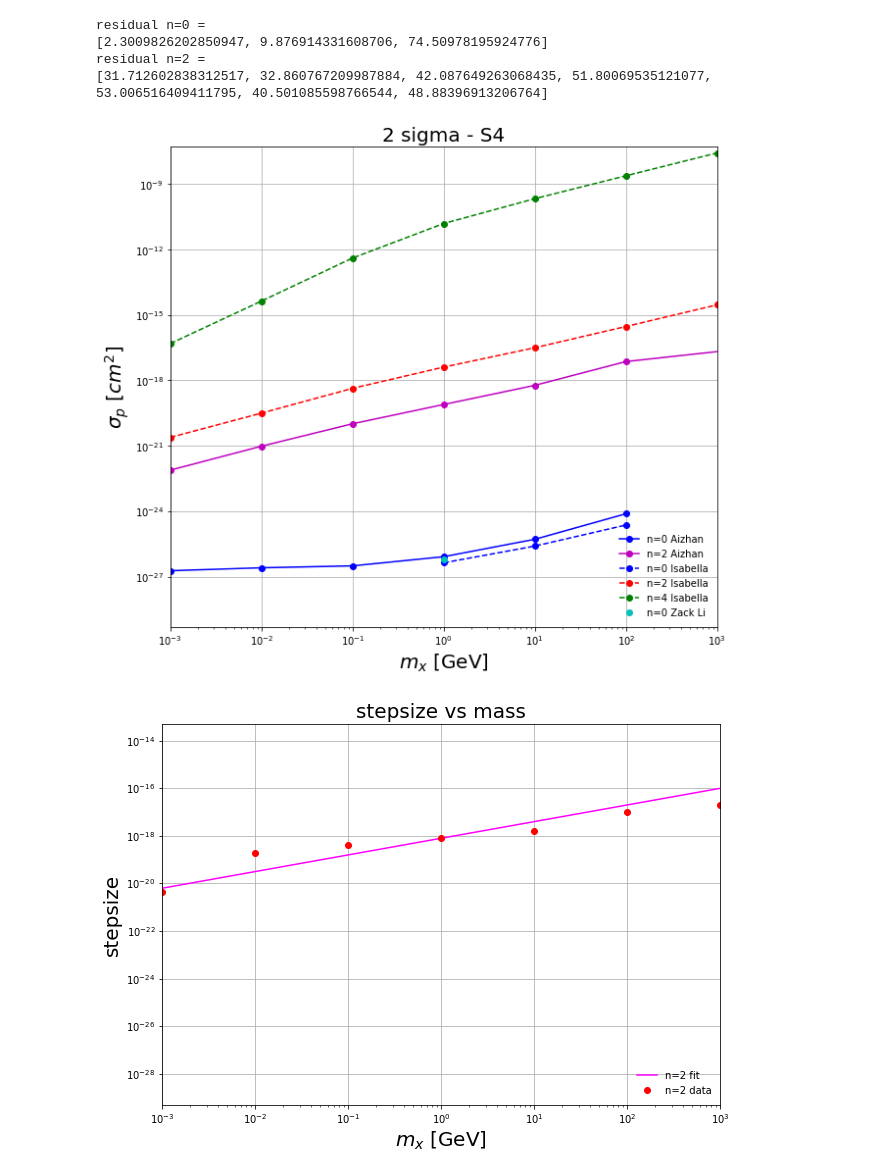
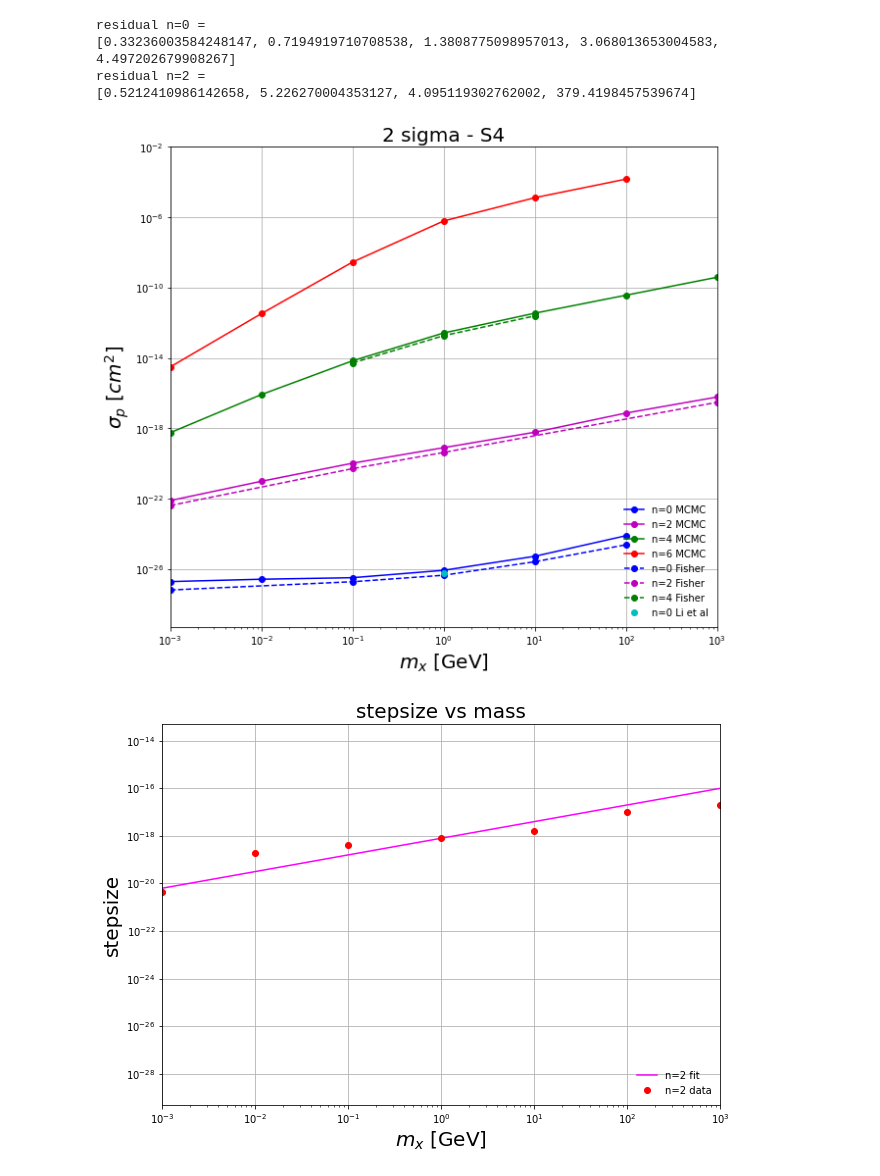
Before and after one commit to iej2106/cosmo_class, a Jupyter notebook: upperlimit_crossection.ipynb, the cells around one changed output. Cells and saved outputs as stored; diff of their text form; code cells hidden in the pictures.

```diff
--- a/upperlimit_crossection.ipynb
+++ b/upperlimit_crossection.ipynb
@@ -17,22 +17,33 @@ with open("fisher_data/planck_n=2/planck_sigma_dmeff_n=2.txt") as f2:
     x2 = [float(row.split(' ')[0]) for row in data2]
     step2 = [float(row.split(' ')[2]) for row in data2]
 # %%
-                    ############### S4 data: ###############
-with open("fisher_data/S4_n=0/Aizhan_n=0.txt") as a0:
+                    ############### S4 MCMC data: ###############
+with open("MCMC_data/S4_Aizhan_n=0.txt") as a0:
     dat0 = a0.read()
     dat0 = dat0.split('\n')
     masses_n0 = [float(row.split(' ')[1]) for row in dat0]
     sigma_dmeff_95_S4_n0 = [float(row.split(' ')[0]) for row in dat0]
-with open("fisher_data/S4_n=2/Aizhan_n=2.txt") as a2:
+with open("MCMC_data/S4_Aizhan_n=2.txt") as a2:
     dat2 = a2.read()
     dat2 = dat2.split('\n')
     masses_n2 = [float(row.split(' ')[1]) for row in dat2]
     sigma_dmeff_95_S4_n2 = [float(row.split(' ')[0]) for row in dat2]
+with open("MCMC_data/S4_Aizhan_n=4.txt") as a4:
+    dat4 = a4.read()
+    dat4 = dat4.split('\n')
+    masses_n4 = [float(row.split(' ')[1]) for row in dat4]
+    sigma_dmeff_95_S4_n4 = [float(row.split(' ')[0]) for row in dat4]
+with open("MCMC_data/S4_Aizhan_n=6.txt") as a6:
+    dat6 = a6.read()
+    dat6 = dat6.split('\n')
+    masses_n6 = [float(row.split(' ')[1]) for row in dat6]
+    sigma_dmeff_95_S4_n6 = [float(row.split(' ')[0]) for row in dat6]
 
 # from Li et al
 zack_li_sigma_n0 = 0.6e-26
 zack_li_m_n0 = 1.0
 # %%
+                    ############### S4 Fisher data: ###############
 with open("fisher_data/S4_n=2/Isabella_n=2.txt") as an2:
     data_n2 = an2.read()
     data_n2 = data_n2.split('\n')
@@ -45,51 +56,53 @@ with open("fisher_data/S4_n=0/Isabella_n=0.txt") as a2:
     m_n0 = [float(row.split(' ')[1]) for row in data_n0]
     sigma_n0 = [float(row.split(' ')[0]) for row in data_n0]
 
-with open("fisher_data/S4_n=4/Isabella_n=4.txt") as a2:
-    data_n4 = a2.read()
+with open("fisher_data/S4_n=4/Isabella_n=4.txt") as a4:
+    data_n4 = a4.read()
     data_n4 = data_n4.split('\n')
     m_n4 = [float(row.split(' ')[1]) for row in data_n4]
     sigma_n4 = [float(row.split(' ')[0]) for row in data_n4]
 # %%
 #residual
 residual_n0 = [i/j for i, j in zip(sigma_n0, sigma_dmeff_95_S4_n0)]
 print("residual n=0 = "), print(residual_n0)
 
 residual_n2 = [i/j for i, j in zip(sigma_n2, sigma_dmeff_95_S4_n2)]
 print("residual n=2 = "), print(residual_n2)
 
                 ############## S4 PLOT: ##############
 fig, ax = plt.subplots(figsize=(10, 9))
 
 
-ax.plot(masses_n0, sigma_dmeff_95_S4_n0, 'bo-',label='n=0 Aizhan')
-ax.plot(masses_n2, sigma_dmeff_95_S4_n2, 'mo-',label='n=2 Aizhan')
-ax.plot(m_n0, sigma_n0, 'bo--',label='n=0 Isabella')
-ax.plot(m_n2, sigma_n2,'ro--', label='n=2 Isabella')
-ax.plot(m_n4, sigma_n4,'go--', label='n=4 Isabella')
+ax.plot(masses_n0, sigma_dmeff_95_S4_n0, 'bo-',label='n=0 MCMC')
+ax.plot(masses_n2, sigma_dmeff_95_S4_n2, 'mo-',label='n=2 MCMC')
+ax.plot(masses_n4, sigma_dmeff_95_S4_n4, 'go-',label='n=4 MCMC')
+ax.plot(masses_n6, sigma_dmeff_95_S4_n6, 'ro-',label='n=6 MCMC')
+ax.plot(m_n0, sigma_n0, 'bo--',label='n=0 Fisher')
+ax.plot(m_n2, sigma_n2,'mo--', label='n=2 Fisher')
+ax.plot(m_n4, sigma_n4,'go--', label='n=4 Fisher')
 
-ax.plot(zack_li_m_n0, zack_li_sigma_n0,'co', label='n=0 Zack Li')
+ax.plot(zack_li_m_n0, zack_li_sigma_n0,'co', label='n=0 Li et al')
 
 #ax.plot(masses_n0, residual_n0, '--',label='n=0 residual')
 ax.set(xlabel='DM mass [GeV]', ylabel='cross section [cm^2]')
 ax.grid()
 
 plt.xlabel(r"$m_x$ [GeV]", fontsize=20)
 plt.ylabel(r"$\sigma_p$ [$cm^2$]",fontsize=20)
 
-ax.set(xlim=(1e-3, 1e3), ylim=(5e-30, 5e-8))
+ax.set(xlim=(1e-3, 1e3), ylim=(5e-30, 1e-2))
 plt.xscale('log')
 plt.yscale('log')
 plt.legend(loc='lower right', frameon=False)
 fig.savefig("fisher_plots/upperlimit_crosssection_S4.png")
 plt.title('2 sigma - S4',fontsize=20)
 plt.show()
 # %% [output]
 residual n=0 =
-[2.3009826202850947, 9.876914331608706, 74.50978195924776]
+[0.33236003584248147, 0.7194919710708538, 1.3808775098957013, 3.068013653004583, 4.497202679908267]
 residual n=2 =
-[31.712602838312517, 32.860767209987884, 42.087649263068435, 51.80069535121077, 53.006516409411795, 40.501085598766544, 48.88396913206764]
+[0.5212410986142658, 5.226270004353127, 4.095119302762002, 379.4198457539674]
-[figure, old version]
+[figure, new version]
 # %%
 #n=4
 m4 = [1e-3, 1, 1e3]
```
Also changed, not shown: 1 other file.
